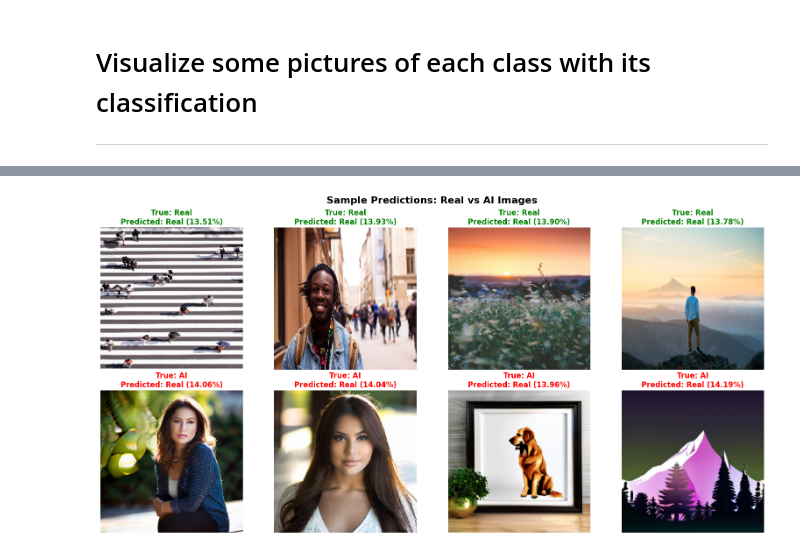
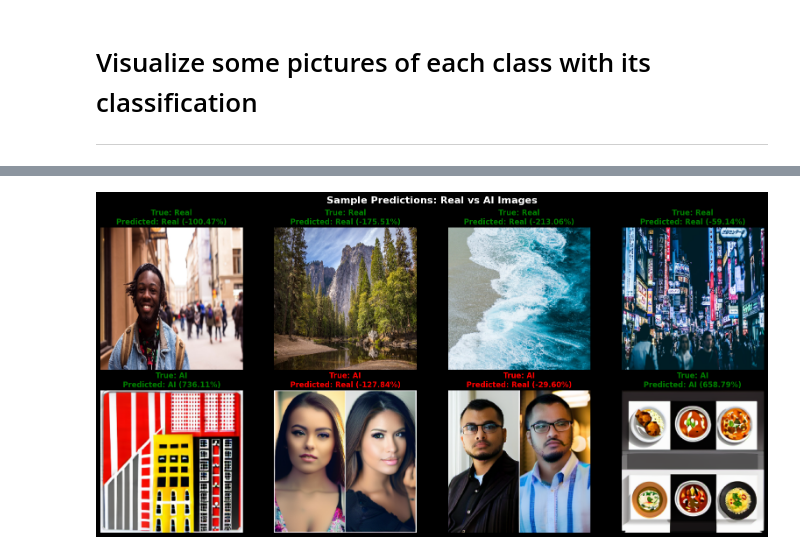
Before and after one commit to MonykTobias/CV, a Jupyter notebook: cnn_ai_vs_fake.ipynb, the cells around one changed output, grey strips where cells are left out. Saved outputs shown, nothing was run; the diff lists cells and outputs as text; code cells hidden in the pictures.

```diff
--- a/cnn_ai_vs_fake.ipynb
+++ b/cnn_ai_vs_fake.ipynb
@@ -1,3 +4,7 @@
+# %%
+# -- DATA AUGMENTATION --
+# Set how many augmented variations you want per image
+NUM_AUGMENTATIONS_PER_IMAGE = 6
 # %% [markdown]
 links:
 - https://www.geeksforgeeks.org/python/python-loop-through-folders-and-files-in-directory/
@@ -144,6 +186,10 @@ train_ds = (tf.data.Dataset.from_tensor_slices((X_train, y_train))
             .batch(BATCH_SIZE)
             .prefetch(buffer_size=tf.data.AUTOTUNE))
 
+test_ds = ((tf.data.Dataset.from_tensor_slices((X_test, y_test)))
+           .batch(BATCH_SIZE)
+           .prefetch(buffer_size=tf.data.AUTOTUNE))
+
 val_ds = (tf.data.Dataset.from_tensor_slices((X_val, y_val))
           .batch(BATCH_SIZE)
           .prefetch(buffer_size=tf.data.AUTOTUNE))
@@ -294,39 +328,26 @@ Epoch 4/10
 ---
 # %%
 import numpy as np
-from sklearn.metrics import classification_report, confusion_matrix, ConfusionMatrixDisplay
-import matplotlib.pyplot as plt
+
+print(history)
 
 y_true = []
-for _, labels in val_ds:
+for _, labels in test_ds:
     y_true.extend(labels.numpy())
 y_true = np.array(y_true)
 
-y_pred_probs = model.predict(val_ds)
+y_pred_probs = model.predict(test_ds)
 
 # 3. Convert probabilities to binary choices (0 or 1)
 y_pred = (y_pred_probs >= 0.5).astype(int).flatten()
 
-print("True labels distribution:")
-print("Real:", np.sum(y_true == 0))
-print("AI:", np.sum(y_true == 1))
-
-print("\nPredicted probabilities:")
-print("min:", y_pred_probs.min())
-print("max:", y_pred_probs.max())
-print("mean:", y_pred_probs.mean())
-
-print("\nPredicted labels distribution:")
-print("Real:", np.sum(y_pred == 0))
-print("AI:", np.sum(y_pred == 1))
+from sklearn.metrics import classification_report
 
 # Print precision, recall, and F1-score
-print(classification_report(
-    y_true,
-    y_pred,
-    target_names=['Real (0)', 'AI (1)'],
-    zero_division=0
-))
+print(classification_report(y_true, y_pred, target_names=['Real (0)', 'AI (1)']))
+
+import matplotlib.pyplot as plt
+from sklearn.metrics import confusion_matrix, ConfusionMatrixDisplay
 
 # Compute the confusion matrix
 cm = confusion_matrix(y_true, y_pred)
@@ -365,7 +379,8 @@ model.save("my_model.keras")
 # Load model from disk
 ---
 # %%
-model = tf.keras.models.load_model("my_model.keras")
+# Load model from disk (with weights)
+model = tf.keras.models.load_model("ai_vs_real.keras")
 # %% [markdown]
 # Visualize some pictures of each class with its classification
 ---
@@ -378,7 +393,7 @@ import random
 real_samples = []
 ai_samples = []
 
-for images, labels in val_ds:
+for images, labels in test_ds:
     for img, label in zip(images.numpy(), labels.numpy()):
         if label == 0 and len(real_samples) < 4:
             real_samples.append(img)
@@ -423 +438 @@ WARNING:tensorflow:6 out of the last 16 calls to <function TensorFlowTrainer.mak
-[figure, old version]
+[figure, new version]
```
Also changed, not shown: parts of 14 cells of this notebook.
